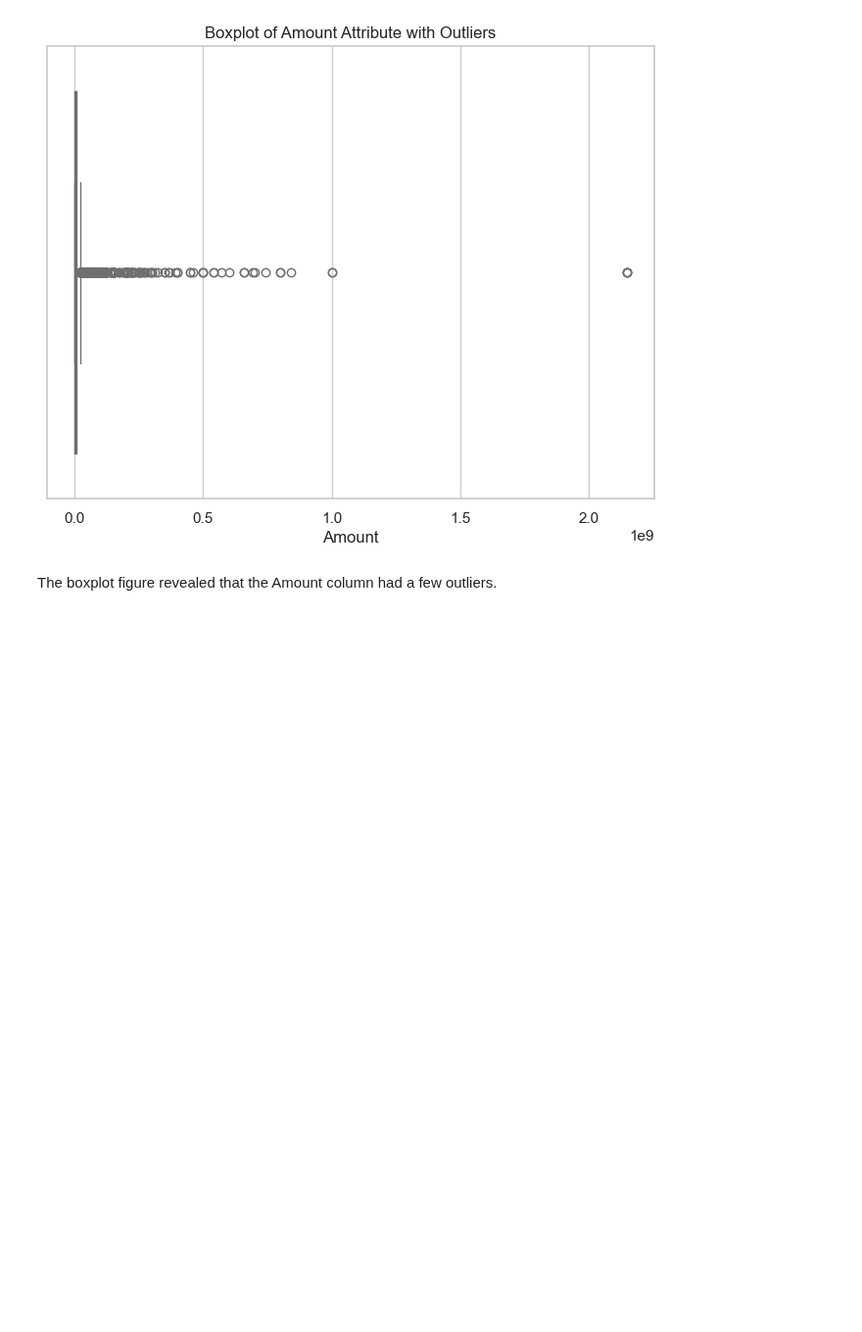
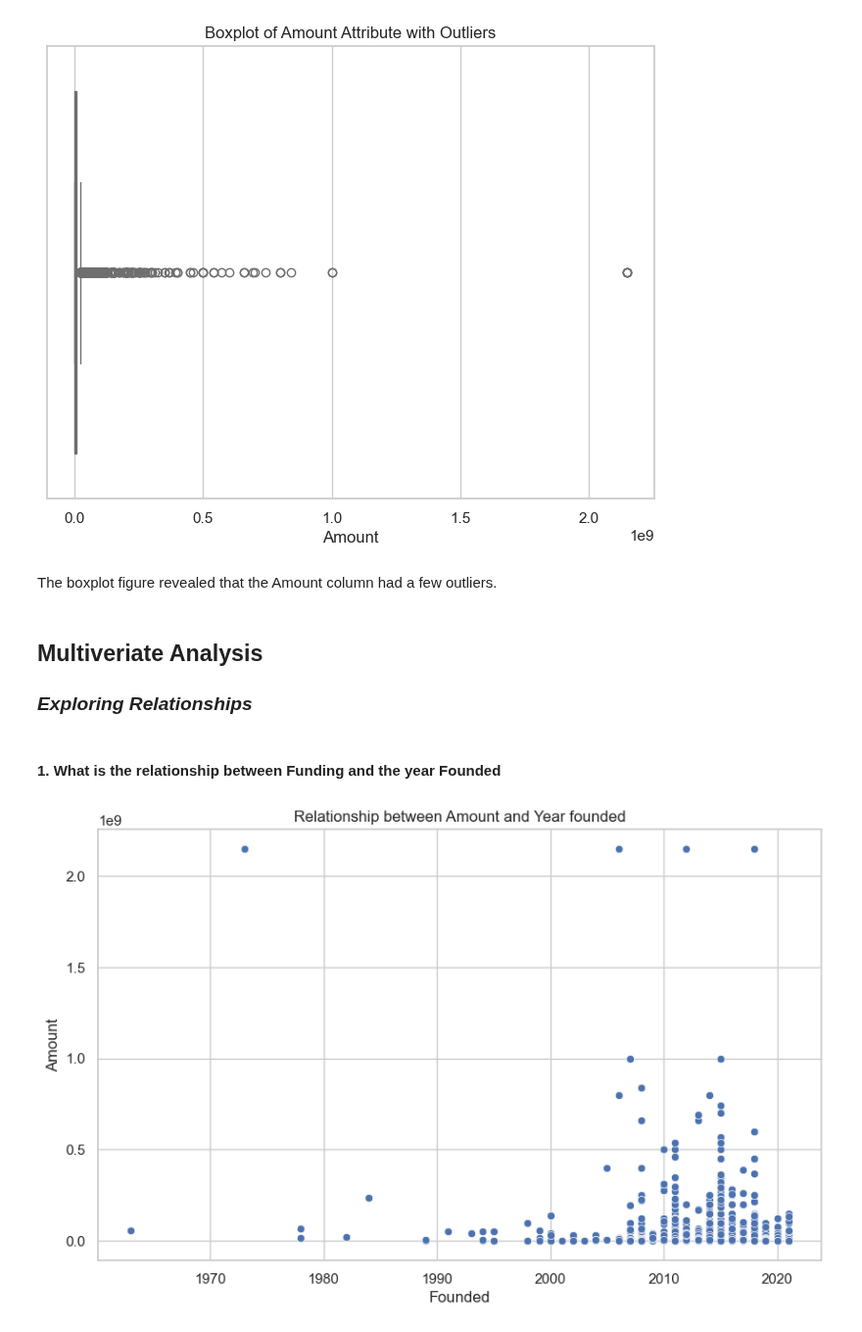
Before and after one commit to GeGe-K/Startup-Ecosystem, a Jupyter notebook: jupyter.ipynb, the cells around one changed output. Shown at 98% size. Saved outputs shown, nothing was run; the diff lists cells and outputs as text; code cells hidden in the pictures; blank space fills up the shorter version.

```diff
--- a/jupyter.ipynb
+++ b/jupyter.ipynb
@@ -2187,3 +2190,21 @@ plt.show()
 [figure]
 # %% [markdown]
 The boxplot figure revealed that the Amount column had a few outliers.
+# %% [markdown]
+## Multiveriate Analysis
+
+### *Exploring Relationships*
+# %% [markdown]
+#### 1. What is the relationship between Funding and the year Founded
+# %%
+# Visualize the relationship between 'Amount' and 'Founded'
+
+
+plt.figure(figsize=(10, 6))
+sns.scatterplot(x='Founded', y='Amount', data=full_data)
+plt.title('Relationship between Amount and Year founded')
+plt.xlabel('Founded')
+plt.ylabel('Amount')
+plt.show()
+# %% [output]
+[figure, added]
```
Also changed, not shown: parts of 1 cell of this notebook, 1 other file.
